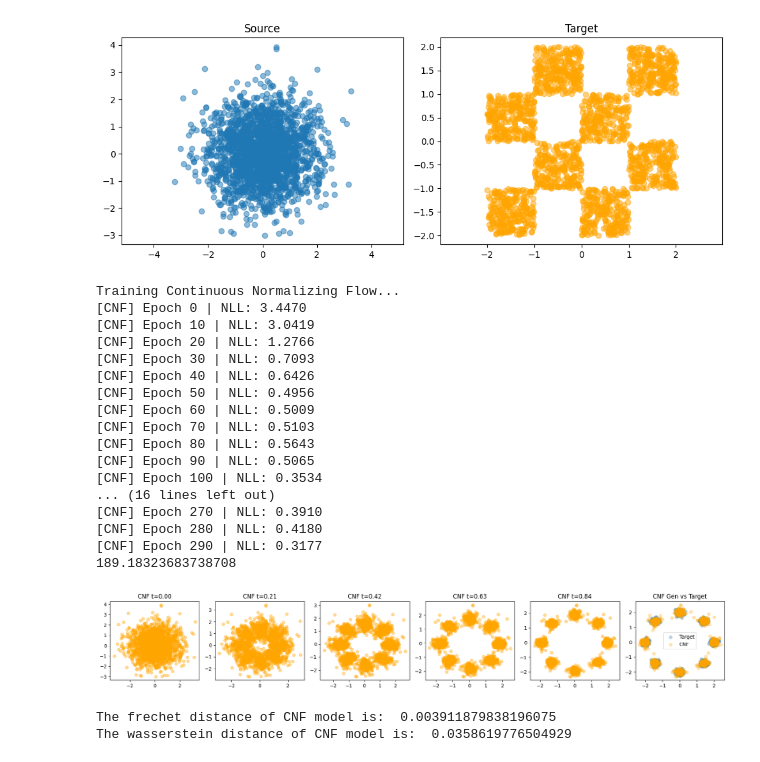
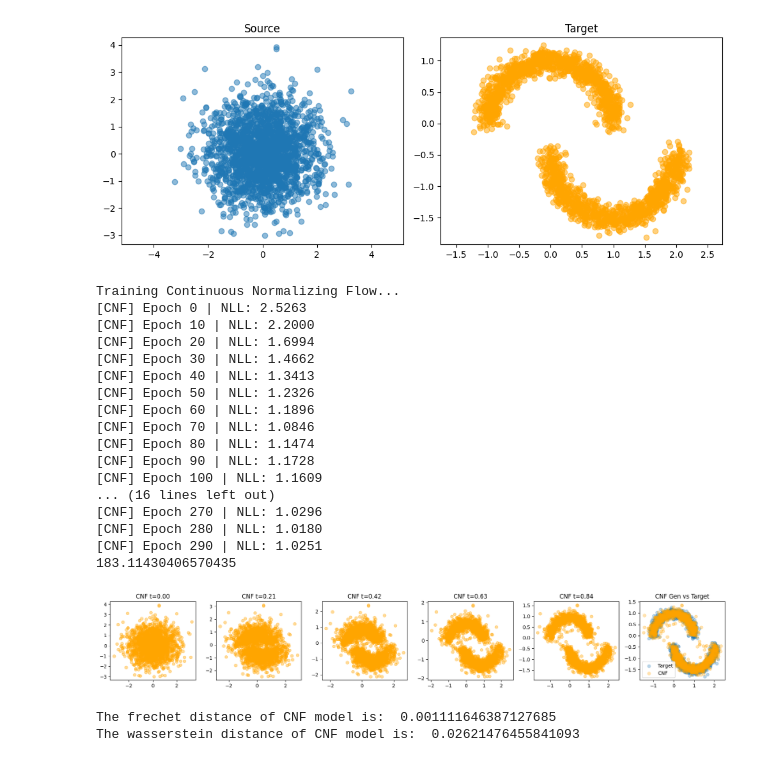
Before and after one commit to Lurkers990909/Flow-model, a Jupyter notebook: CNF_Reflow_experiment.ipynb, the cells around one changed output. Drawn from its saved outputs; the diff is of its cells as text; code cells hidden in the pictures.

```diff
--- a/CNF_Reflow_experiment.ipynb
+++ b/CNF_Reflow_experiment.ipynb
@@ -76,7 +76,7 @@ def sample_two_moons(n_samples=1000, noise=0.1):
     return np.stack([x, y], axis=1).astype(np.float32)
 
 def sample_8gaussians(n_samples=1000):
-    angles = np.linspace(0, 2 * np.pi, 9)[:-1]  # 8 directions
+    angles = np.linspace(0, 2 * np.pi, 9)[:-1]  # 8个方向
     centers = np.stack([np.cos(angles), np.sin(angles)], axis=1) * 2
     data = []
     for i in range(n_samples):
@@ -86,6 +86,7 @@ def sample_8gaussians(n_samples=1000):
     return np.array(data, dtype=np.float32)
 
 def sample_checkerboard(n_samples=1000):
+
     x1 = np.random.rand(n_samples) * 4 - 2  # [-2, 2]
     x2_base = np.random.rand(n_samples) + np.floor(x1) % 2  # shift
     x2 = x2_base + np.random.randint(0, 2, size=n_samples) * 2  # make it jump
@@ -93,13 +94,14 @@ def sample_checkerboard(n_samples=1000):
     return np.stack([x1, x2], axis=1).astype(np.float32)
 
 source_np = sample_standard_gaussian(2000)
-# target_np = sample_two_moons(2000)
+target_np = sample_two_moons(2000)
 # target_np = sample_swiss_roll(2000)
 # target_np = sample_gaussian_mixture(1000)
 # source_np = sample_swiss_roll(1000)
 # target_np = sample_standard_gaussian(1000)
 # target_np = sample_8gaussians(2000)
-target_np = sample_checkerboard(2000)
+# target_np = sample_
+# board(2000)
 
 # Visualize source and target samples
 plt.figure(figsize=(10, 4))
@@ -116,7 +118,7 @@ plt.axis("equal")
 plt.tight_layout()
 plt.show()
 # %% [output]
-[figure, old version]
+[figure, new version]
 # %%
 # Re-import after kernel reset
 from scipy.linalg import sqrtm
@@ -399,47 +401,47 @@ def visualize_rf_student(student_model, source_data, n_steps=20, dt=1.0/20, targ
 # %%
 # 8. Main Execution
 import time
 import psutil
 import os
 import tracemalloc
 import torch.cuda
 if __name__ == "__main__":
     # Initialize models
     cnf_model = CNFNet()
 
 
 
     print("Training Continuous Normalizing Flow...")
     start_time = time.time()
     train_cnf(cnf_model, target_data, epochs= 300)
     cnf_time = time.time() - start_time
     print(cnf_time)
 
 
 
     # Visualize learned transformations
-    visualize_cnf(cnf_model, source_data=source_data, target_np=target_np, save_path = "cnf_trajectory_8gaussian.png")
+    visualize_cnf(cnf_model, source_data=source_data, target_np=target_np, save_path = "cnf_trajectory_2Moon.png")
 # %% [output]
 Training Continuous Normalizing Flow...
-[CNF] Epoch 0 | NLL: 3.4470
-[CNF] Epoch 10 | NLL: 3.0419
-[CNF] Epoch 20 | NLL: 1.2766
-[CNF] Epoch 30 | NLL: 0.7093
-[CNF] Epoch 40 | NLL: 0.6426
-[CNF] Epoch 50 | NLL: 0.4956
-[CNF] Epoch 60 | NLL: 0.5009
-[CNF] Epoch 70 | NLL: 0.5103
-[CNF] Epoch 80 | NLL: 0.5643
-[CNF] Epoch 90 | NLL: 0.5065
-[CNF] Epoch 100 | NLL: 0.3534
+[CNF] Epoch 0 | NLL: 2.5263
+[CNF] Epoch 10 | NLL: 2.2000
+[CNF] Epoch 20 | NLL: 1.6994
+[CNF] Epoch 30 | NLL: 1.4662
+[CNF] Epoch 40 | NLL: 1.3413
+[CNF] Epoch 50 | NLL: 1.2326
+[CNF] Epoch 60 | NLL: 1.1896
+[CNF] Epoch 70 | NLL: 1.0846
+[CNF] Epoch 80 | NLL: 1.1474
+[CNF] Epoch 90 | NLL: 1.1728
+[CNF] Epoch 100 | NLL: 1.1609
 ... (16 lines left out)
-[CNF] Epoch 270 | NLL: 0.3910
-[CNF] Epoch 280 | NLL: 0.4180
-[CNF] Epoch 290 | NLL: 0.3177
-189.18323683738708
+[CNF] Epoch 270 | NLL: 1.0296
+[CNF] Epoch 280 | NLL: 1.0180
+[CNF] Epoch 290 | NLL: 1.0251
+183.11430406570435
-[figure, old version]
+[figure, new version]
-The frechet distance of CNF model is:  0.003911879838196075
-The wasserstein distance of CNF model is:  0.0358619776504929
+The frechet distance of CNF model is:  0.001111646387127685
+The wasserstein distance of CNF model is:  0.02621476455841093
 # %%
 teacher = cnf_model
 for round_idx in range(1):  # 3 rounds of Reflow
```
Also changed, not shown: parts of 10 cells of this notebook.
